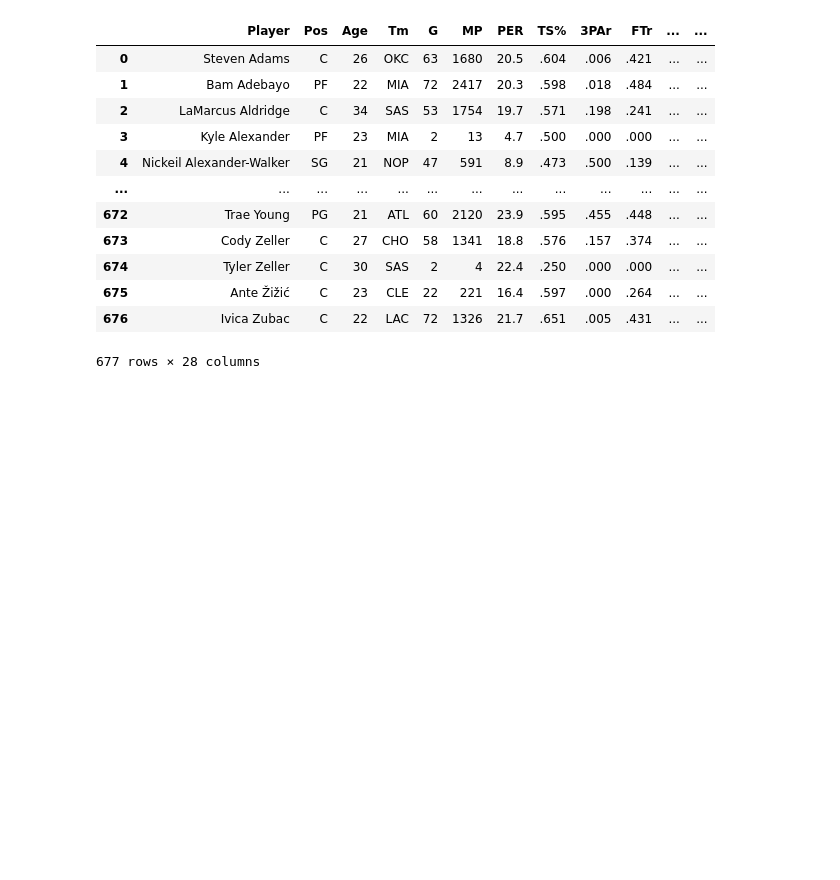
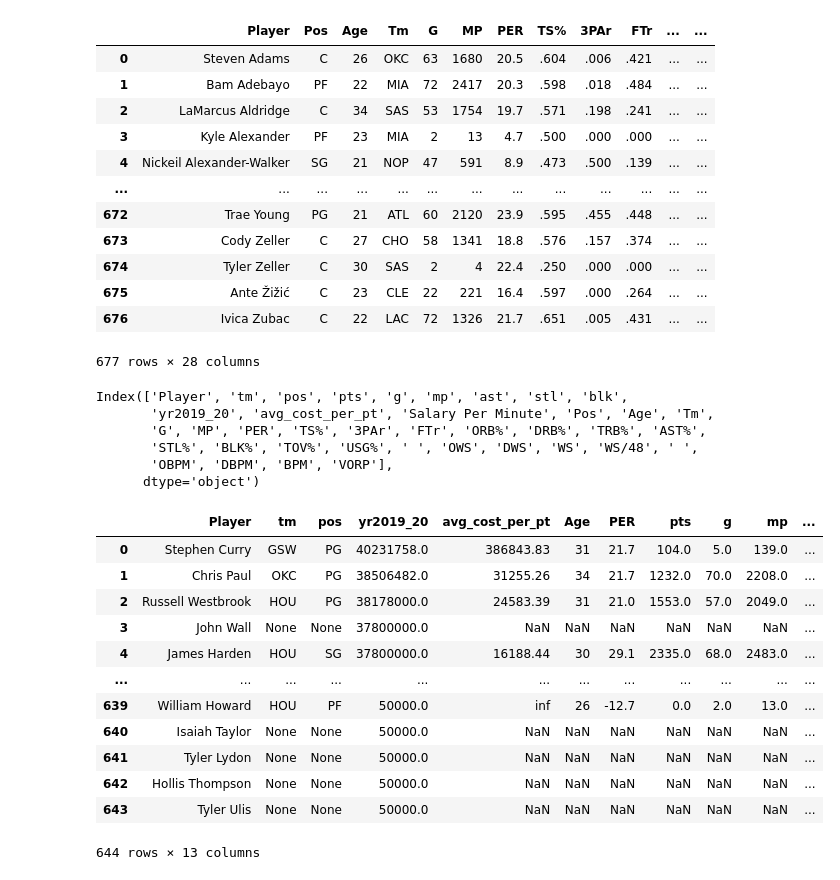
Before and after one commit to gportes24/NBA_salary_analytics, a Jupyter notebook: Resources/starter_code.ipynb, the cells around one changed output. Saved outputs shown, nothing was run; the diff lists cells and outputs as text; code cells hidden in the pictures; blank space fills up the shorter version.

```diff
--- a/Resources/starter_code.ipynb
+++ b/Resources/starter_code.ipynb
@@ -731,3 +733,30 @@ stats
 | 675 | Ante Žižić | C | 23 | CLE | 22 | 221 | 16.4 | .597 | .000 | .264 | ... | ... |
 | 676 | Ivica Zubac | C | 22 | LAC | 72 | 1326 | 21.7 | .651 | .005 | .431 | ... | ... |
 677 rows × 28 columns
+# %%
+final_table = pd.merge(nba_sal_clean, stats, how="left", on="Player")
+final_table.columns
+# %% [output]
+Index(['Player', 'tm', 'pos', 'pts', 'g', 'mp', 'ast', 'stl', 'blk',
+       'yr2019_20', 'avg_cost_per_pt', 'Salary Per Minute', 'Pos', 'Age', 'Tm',
+       'G', 'MP', 'PER', 'TS%', '3PAr', 'FTr', 'ORB%', 'DRB%', 'TRB%', 'AST%',
+       'STL%', 'BLK%', 'TOV%', 'USG%', ' ', 'OWS', 'DWS', 'WS', 'WS/48', ' ',
+       'OBPM', 'DBPM', 'BPM', 'VORP'],
+      dtype='object')
+# %%
+final_table = final_table[["Player", "tm", "pos", "yr2019_20", "avg_cost_per_pt", "Age", "PER", "pts", "g", "mp", "ast", "stl", "blk" ]]
+final_table
+# %% [output]
+|  | Player | tm | pos | yr2019_20 | avg_cost_per_pt | Age | PER | pts | g | mp | ... |
+| 0 | Stephen Curry | GSW | PG | 40231758.0 | 386843.83 | 31 | 21.7 | 104.0 | 5.0 | 139.0 | ... |
+| 1 | Chris Paul | OKC | PG | 38506482.0 | 31255.26 | 34 | 21.7 | 1232.0 | 70.0 | 2208.0 | ... |
+| 2 | Russell Westbrook | HOU | PG | 38178000.0 | 24583.39 | 31 | 21.0 | 1553.0 | 57.0 | 2049.0 | ... |
+| 3 | John Wall | None | None | 37800000.0 | NaN | NaN | NaN | NaN | NaN | NaN | ... |
+| 4 | James Harden | HOU | SG | 37800000.0 | 16188.44 | 30 | 29.1 | 2335.0 | 68.0 | 2483.0 | ... |
+| ... | ... | ... | ... | ... | ... | ... | ... | ... | ... | ... | ... |
+| 639 | William Howard | HOU | PF | 50000.0 | inf | 26 | -12.7 | 0.0 | 2.0 | 13.0 | ... |
+| 640 | Isaiah Taylor | None | None | 50000.0 | NaN | NaN | NaN | NaN | NaN | NaN | ... |
+| 641 | Tyler Lydon | None | None | 50000.0 | NaN | NaN | NaN | NaN | NaN | NaN | ... |
+| 642 | Hollis Thompson | None | None | 50000.0 | NaN | NaN | NaN | NaN | NaN | NaN | ... |
+| 643 | Tyler Ulis | None | None | 50000.0 | NaN | NaN | NaN | NaN | NaN | NaN | ... |
+644 rows × 13 columns
```
Also changed, not shown: parts of 13 cells of this notebook.
